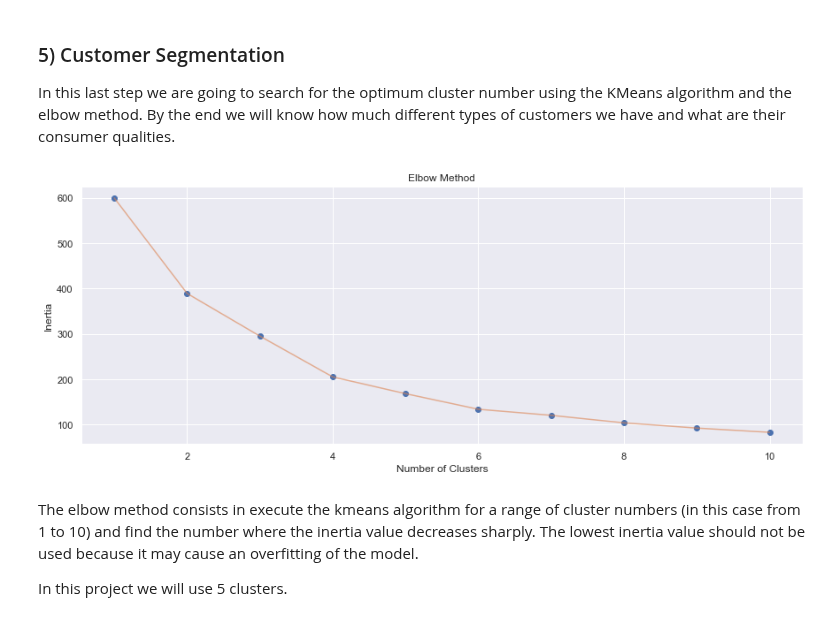
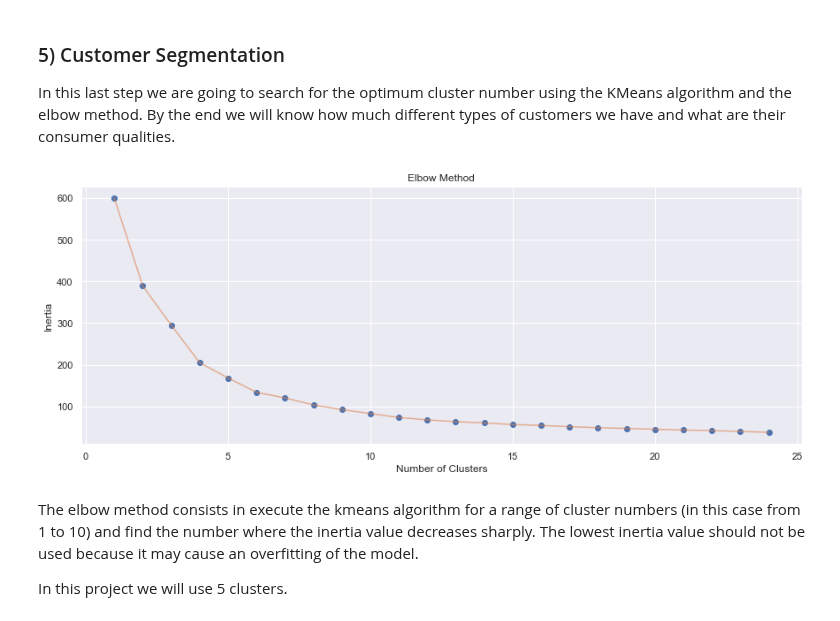
Before and after one commit to martinnss/Customer-Segmentation-with-KMeans-and-Affinity-Propagation, a Jupyter notebook: costumer_segmentation_kmeans.ipynb, the cells around one changed output. Cells and saved outputs as stored; diff of their text form; code cells hidden in the pictures.

```diff
--- a/costumer_segmentation_kmeans.ipynb
+++ b/costumer_segmentation_kmeans.ipynb
@@ -198,21 +200,21 @@ scaler=StandardScaler()
 # %%
 X=data.values
 inertia1=[]
-for i in range(1,11):
+for i in range(1,25):
     kmeans = KMeans(n_clusters= i, init='k-means++', random_state=42)
     X1=scaler.fit_transform(X)
     kmeans.fit(X1)
     inertia1.append(kmeans.inertia_)
 
 plt.figure(1 , figsize = (13 ,5))
-plt.plot(np.arange(1 , 11) , inertia1 , 'o')
-plt.plot(np.arange(1 , 11) , inertia1 , '-' , alpha = 0.6)
+plt.plot(np.arange(1 , 25) , inertia1 , 'o')
+plt.plot(np.arange(1 , 25) , inertia1 , '-' , alpha = 0.6)
 plt.xlabel('Number of Clusters')
 plt.ylabel('Inertia')
 plt.title('Elbow Method')
 plt.show()
 # %% [output]
-[figure, old version]
+[figure, new version]
 # %% [markdown]
 The elbow method consists in execute the kmeans algorithm for a range of cluster numbers (in this case from 1 to 10) and find the number where the inertia value decreases sharply. The lowest inertia value should not be used because it may cause an overfitting of the model.
 
```
Also changed, not shown: parts of 3 cells of this notebook.
